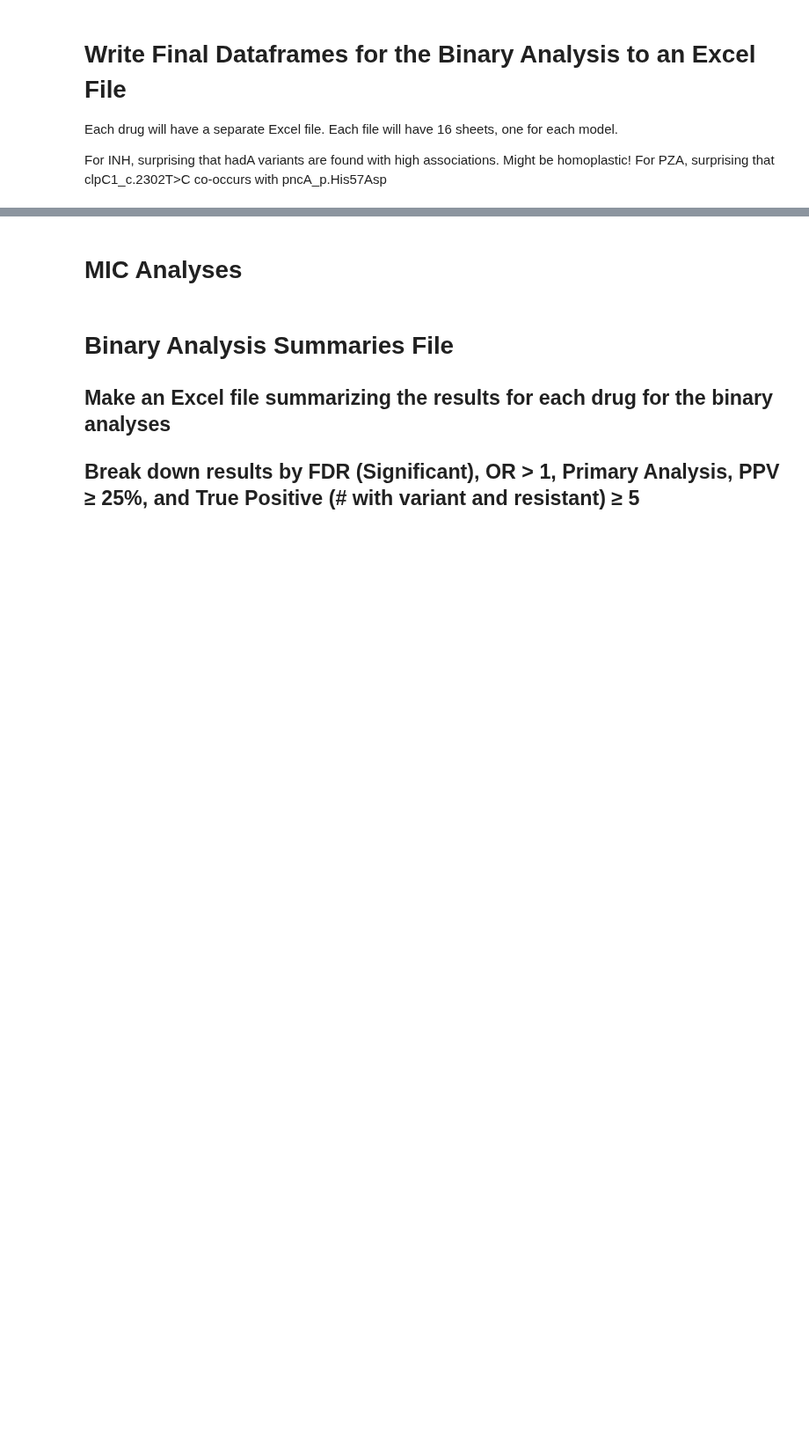
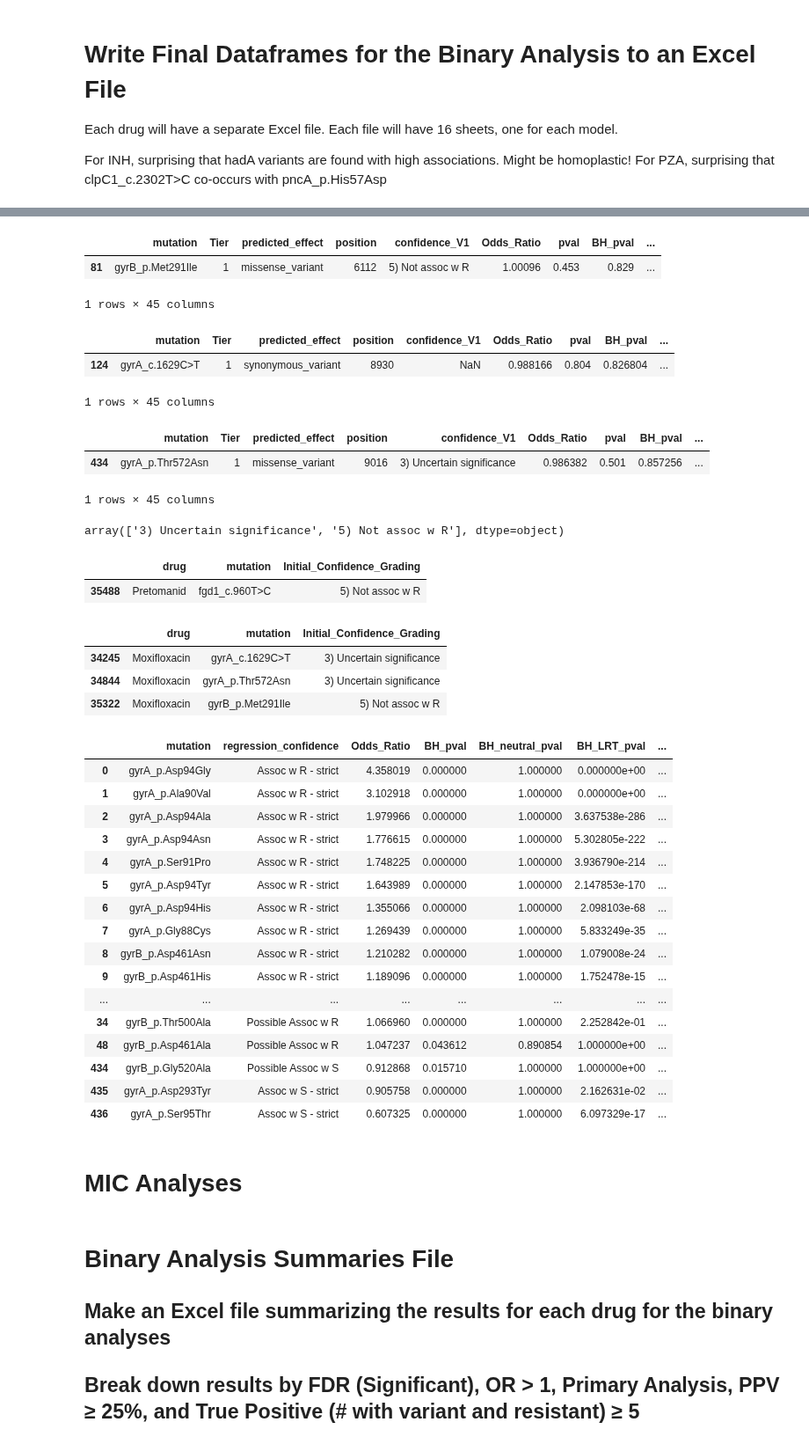
Before and after one commit to farhat-lab/who-analysis, a Jupyter notebook: analysis/analysis.ipynb, the cells around one changed output, grey strips where cells are left out. Shown at 88% size. Cells and saved outputs as stored; diff of their text form; code cells hidden in the pictures; blank space fills up the shorter version.

```diff
--- a/analysis/analysis.ipynb
+++ b/analysis/analysis.ipynb
@@ -403,12 +355,13 @@ pd.read_csv(os.path.join(analysis_dir, "Moxifloxacin", "BINARY/tiers=1/phenos=WH
 summary_dfs_dict = {}
 full_results_dict = {}
 
-for drug in np.sort(drugs_lst):
+# new_drugs_lst = ["Pretomanid", "Bedaquiline", "Clofazimine", "Linezolid", "Delamanid"]
+for drug in np.sort(new_drugs_lst):
 
-    res = create_significance_summary_by_drug(drug)
+    res = create_significance_summary_by_drug(drug, "NEW")
     summary_dfs_dict[drug] = res[0]
     full_results_dict[drug] = res[1]
 
-with pd.ExcelWriter(f"../results/BINARY/unpooled_significance_summaries.xlsx") as file:
-    for drug, df in summary_dfs_dict.items():
-        df.to_excel(file, sheet_name=drug)
+# with pd.ExcelWriter(f"../results/BINARY/unpooled_significance_summaries.xlsx") as file:
+#     for drug, df in summary_dfs_dict.items():
+#         df.to_excel(file, sheet_name=drug)
@@ -511,0 +399,54 @@ Finished Streptomycin!
+# %%
+full_results_dict["Moxifloxacin"]['T1,WHO,noSyn_unpooled'].query("regression_confidence=='Neutral'")
+# %% [output]
+|  | mutation | Tier | predicted_effect | position | confidence_V1 | Odds_Ratio | pval | BH_pval | ... |
+| 81 | gyrB_p.Met291Ile | 1 | missense_variant | 6112 | 5) Not assoc w R | 1.00096 | 0.453 | 0.829 | ... |
+1 rows × 45 columns
+# %%
+full_results_dict["Moxifloxacin"]['T1,WHO,withSyn_unpooled'].query("regression_confidence=='Neutral'")
+# %% [output]
+|  | mutation | Tier | predicted_effect | position | confidence_V1 | Odds_Ratio | pval | BH_pval | ... |
+| 124 | gyrA_c.1629C>T | 1 | synonymous_variant | 8930 | NaN | 0.988166 | 0.804 | 0.826804 | ... |
+1 rows × 45 columns
+# %%
+full_results_dict["Moxifloxacin"]['T1,ALL,noSyn_unpooled'].query("regression_confidence=='Neutral'")
+# %% [output]
+|  | mutation | Tier | predicted_effect | position | confidence_V1 | Odds_Ratio | pval | BH_pval | ... |
+| 434 | gyrA_p.Thr572Asn | 1 | missense_variant | 9016 | 3) Uncertain significance | 0.986382 | 0.501 | 0.857256 | ... |
+1 rows × 45 columns
+# %%
+solo_results.query("drug=='Pretomanid'").Initial_Confidence_Grading.unique()
+# %% [output]
+array(['3) Uncertain significance', '5) Not assoc w R'], dtype=object)
+# %%
+solo_results.query("drug=='Pretomanid' & Initial_Confidence_Grading == '5) Not assoc w R'")
+# %% [output]
+|  | drug | mutation | Initial_Confidence_Grading |
+| 35488 | Pretomanid | fgd1_c.960T>C | 5) Not assoc w R |
+# %%
+solo_results.query("drug=='Moxifloxacin' & mutation in ['gyrB_p.Met291Ile', 'gyrA_c.1629C>T', 'gyrA_p.Thr572Asn']")
+# %% [output]
+|  | drug | mutation | Initial_Confidence_Grading |
+| 34245 | Moxifloxacin | gyrA_c.1629C>T | 3) Uncertain significance |
+| 34844 | Moxifloxacin | gyrA_p.Thr572Asn | 3) Uncertain significance |
+| 35322 | Moxifloxacin | gyrB_p.Met291Ile | 5) Not assoc w R |
+# %%
+full_results_dict["Levofloxacin"]['T1,WHO,noSyn_unpooled'].query("regression_confidence != 'Uncertain'")[["mutation", "regression_confidence", "Odds_Ratio", "BH_pval", "BH_neutral_pval", "BH_LRT_pval", "BH_LRT_neutral_pval"]]
+# %% [output]
+|  | mutation | regression_confidence | Odds_Ratio | BH_pval | BH_neutral_pval | BH_LRT_pval | ... |
+| 0 | gyrA_p.Asp94Gly | Assoc w R - strict | 4.358019 | 0.000000 | 1.000000 | 0.000000e+00 | ... |
+| 1 | gyrA_p.Ala90Val | Assoc w R - strict | 3.102918 | 0.000000 | 1.000000 | 0.000000e+00 | ... |
+| 2 | gyrA_p.Asp94Ala | Assoc w R - strict | 1.979966 | 0.000000 | 1.000000 | 3.637538e-286 | ... |
+| 3 | gyrA_p.Asp94Asn | Assoc w R - strict | 1.776615 | 0.000000 | 1.000000 | 5.302805e-222 | ... |
+| 4 | gyrA_p.Ser91Pro | Assoc w R - strict | 1.748225 | 0.000000 | 1.000000 | 3.936790e-214 | ... |
+| 5 | gyrA_p.Asp94Tyr | Assoc w R - strict | 1.643989 | 0.000000 | 1.000000 | 2.147853e-170 | ... |
+| 6 | gyrA_p.Asp94His | Assoc w R - strict | 1.355066 | 0.000000 | 1.000000 | 2.098103e-68 | ... |
+| 7 | gyrA_p.Gly88Cys | Assoc w R - strict | 1.269439 | 0.000000 | 1.000000 | 5.833249e-35 | ... |
+| 8 | gyrB_p.Asp461Asn | Assoc w R - strict | 1.210282 | 0.000000 | 1.000000 | 1.079008e-24 | ... |
+| 9 | gyrB_p.Asp461His | Assoc w R - strict | 1.189096 | 0.000000 | 1.000000 | 1.752478e-15 | ... |
+| ... | ... | ... | ... | ... | ... | ... | ... |
+| 34 | gyrB_p.Thr500Ala | Possible Assoc w R | 1.066960 | 0.000000 | 1.000000 | 2.252842e-01 | ... |
+| 48 | gyrB_p.Asp461Ala | Possible Assoc w R | 1.047237 | 0.043612 | 0.890854 | 1.000000e+00 | ... |
+| 434 | gyrB_p.Gly520Ala | Possible Assoc w S | 0.912868 | 0.015710 | 1.000000 | 1.000000e+00 | ... |
+| 435 | gyrA_p.Asp293Tyr | Assoc w S - strict | 0.905758 | 0.000000 | 1.000000 | 2.162631e-02 | ... |
+| 436 | gyrA_p.Ser95Thr | Assoc w S - strict | 0.607325 | 0.000000 | 1.000000 | 6.097329e-17 | ... |
```
Also changed, not shown: parts of 38 cells of this notebook, 22 other files.
